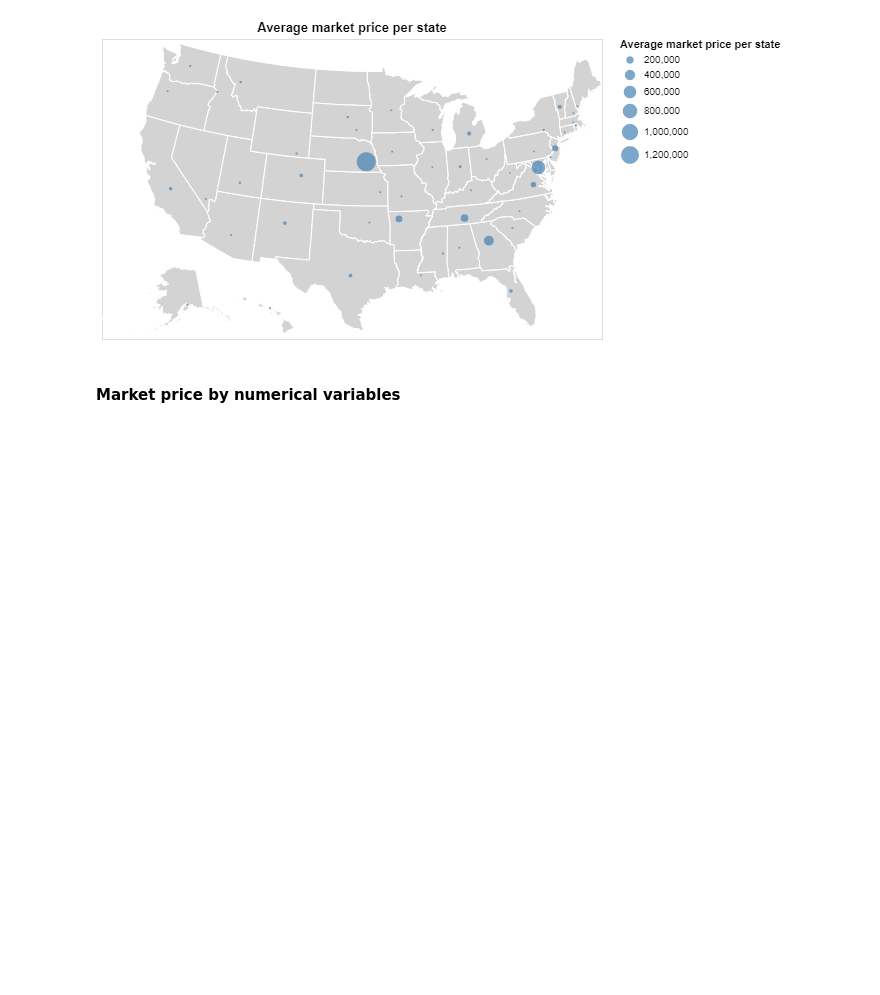
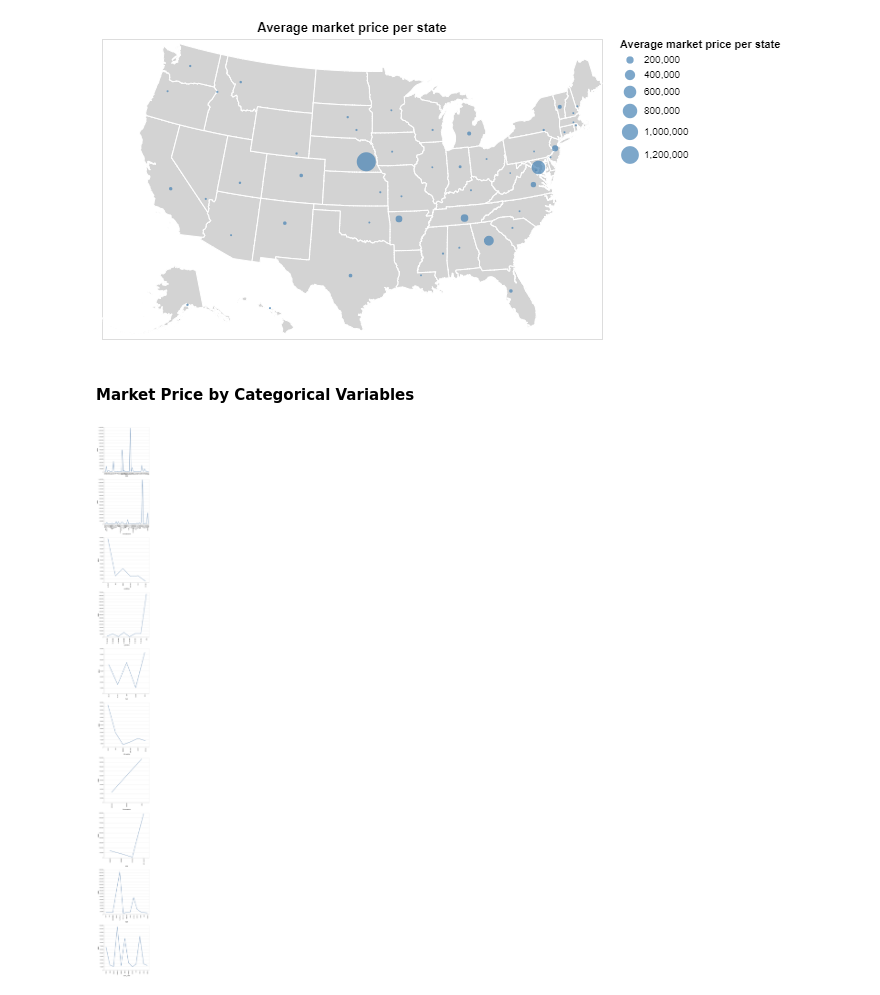
Before and after one commit to UBC-MDS/DSCI_522_Group-308_Used-Cars, a Jupyter notebook: eda/EDA.ipynb, the cells around one changed output. Cells and saved outputs as stored; diff of their text form; code cells hidden in the pictures; blank space fills up the shorter version.

```diff
--- a/eda/EDA.ipynb
+++ b/eda/EDA.ipynb
@@ -238,20 +238,31 @@ background + points
 # %% [output]
 [figure]
 # %% [markdown]
-#### Market price by numerical variables
+#### Market Price by Categorical Variables
-# %%
-numeric_encondings = ['year:Q', 'odometer:Q']
-
-base = alt.Chart().mark_point().encode(
-        alt.Y('price:Q')
-    ).properties(
-        width=200,
-        height=200
-    )
-
-chart = alt.vconcat(data = vehicles)
-
-for i in numeric_encondings:
-    chart &= base.encode(x=i)
-
-chart
+# %%
+categorical_features = ['state','manufacturer', 'condition', 'cylinders', 'fuel',
+                        'title_status', 'transmission', 'size', 'type', 'paint_color']
+
+categorical_encodings = ['state','manufacturer', 'condition', 'cylinders', 'fuel',
+                        'title_status', 'transmission', 'size', 'type', 'paint_color']
+
+base = alt.Chart().mark_line().encode(
+    alt.Y('price:Q')
+).properties(
+    width=400,
+    height=400
+)
+
+chart = alt.vconcat()
+for i in range(len(categorical_features)):
+        vehicles_graph = vehicles[['price', categorical_features[i]]].groupby(by = categorical_features[i])\
+                                                                     .mean()\
+                                                                     .reset_index()
+        row = alt.hconcat(data = vehicles_graph)
+        row |= base.encode(alt.X(categorical_encodings[i]))
+
+        chart &= row
+
+chart
+# %% [output]
+[figure, added]
```
